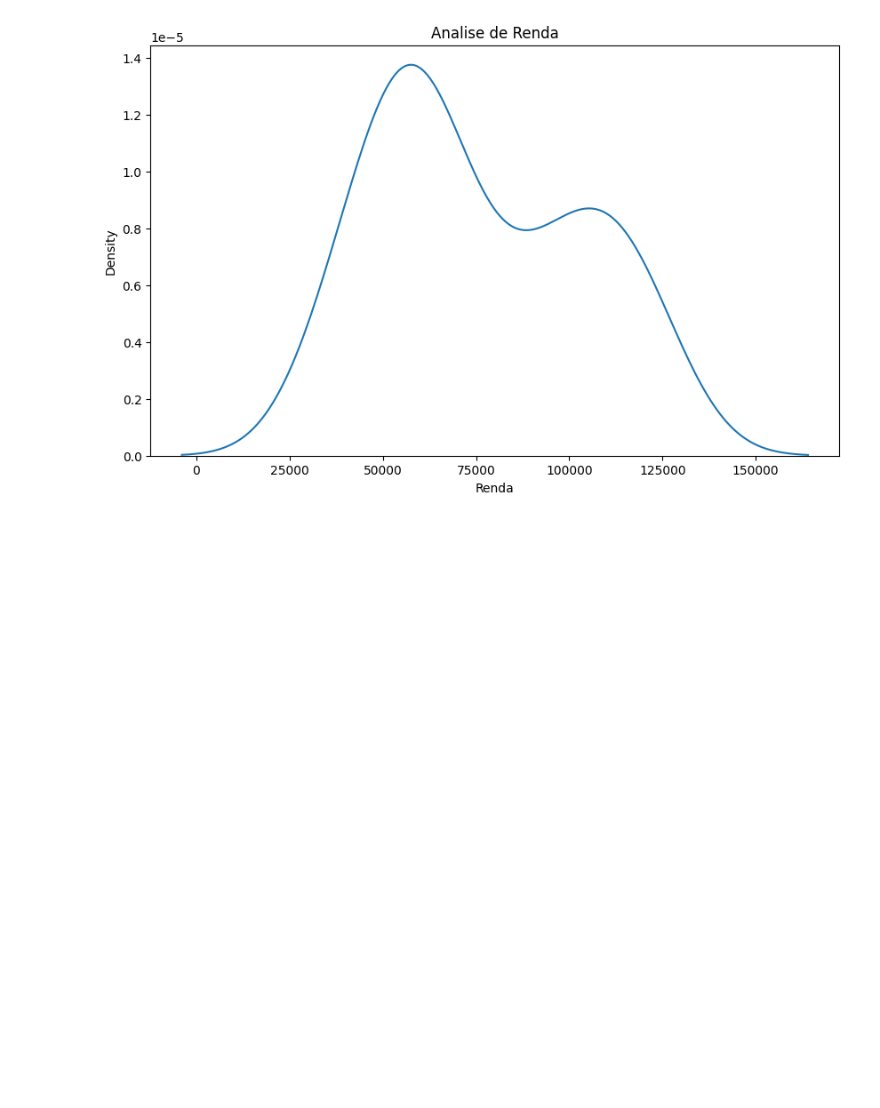
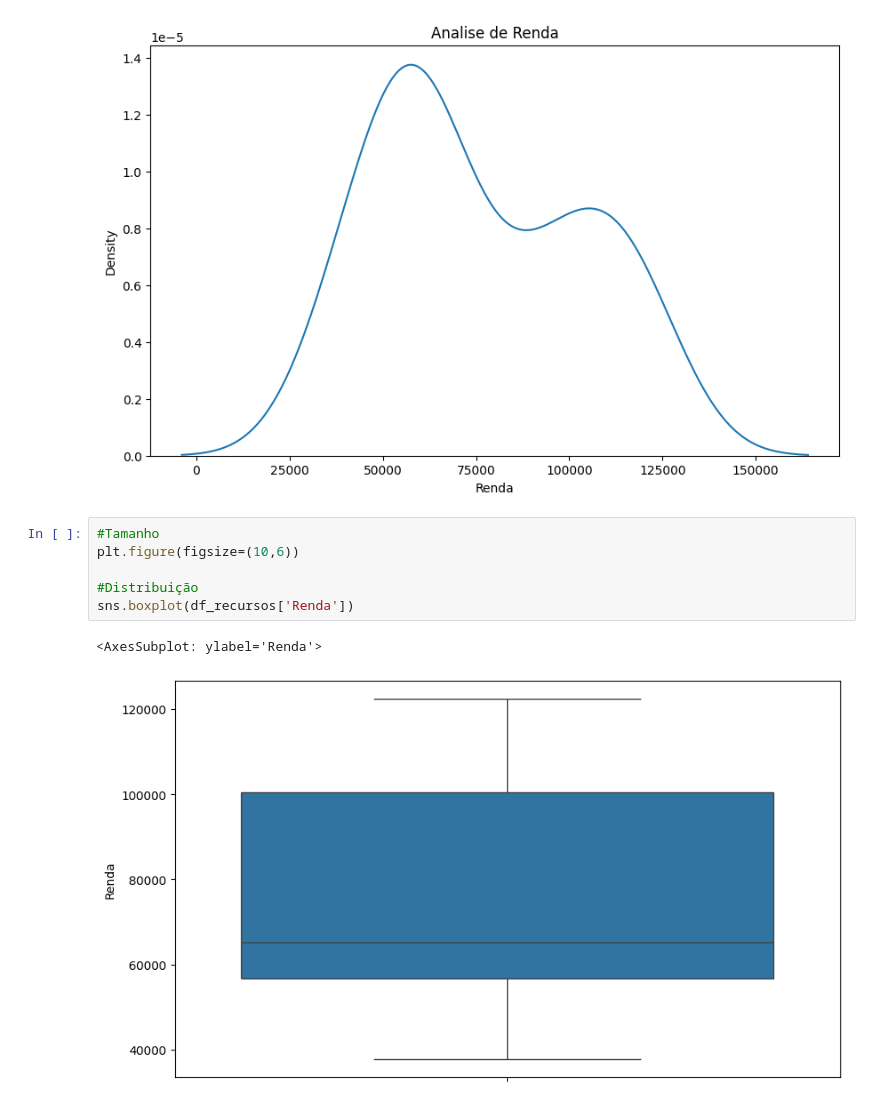
Before and after one commit to 21seya/Analise_dados_conceitos, a Jupyter notebook: projeto05.Recursos_Humanos.ipynb, the cells around one changed output. Saved outputs shown, nothing was run; the diff lists cells and outputs as text; blank space fills up the shorter version.

```diff
--- a/projeto05.Recursos_Humanos.ipynb
+++ b/projeto05.Recursos_Humanos.ipynb
@@ -87,3 +87,12 @@ plt.title('Analise de Renda')
 sns.kdeplot(df_recursos['Renda']);
 # %% [output]
 [figure]
+# %%
+#Tamanho
+plt.figure(figsize=(10,6))
+
+#Distribuição
+sns.boxplot(df_recursos['Renda'])
+# %% [output]
+<AxesSubplot: ylabel='Renda'>
+[figure, added]
```
Also changed, not shown: parts of 5 cells of this notebook, 1 other file.
